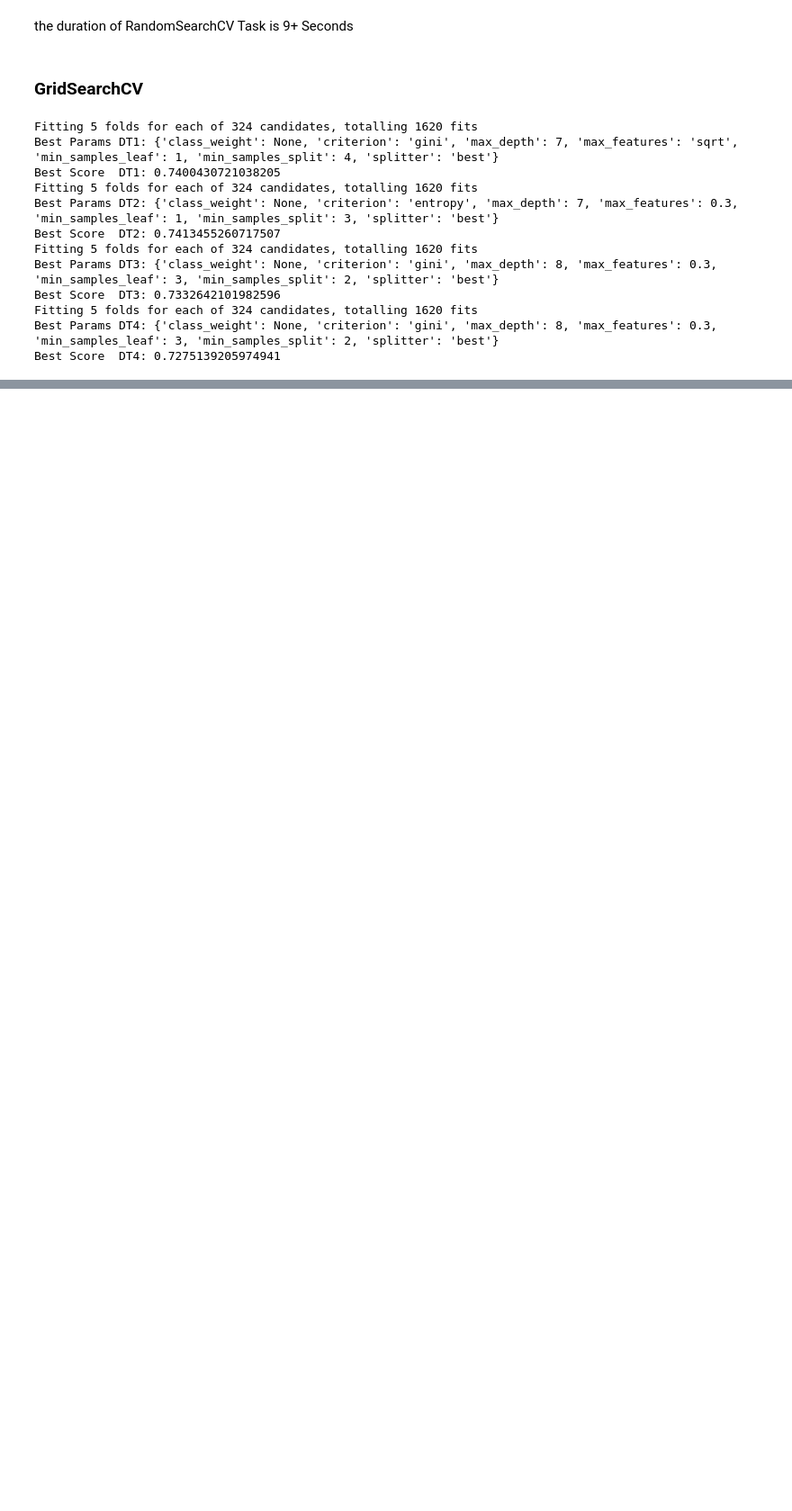
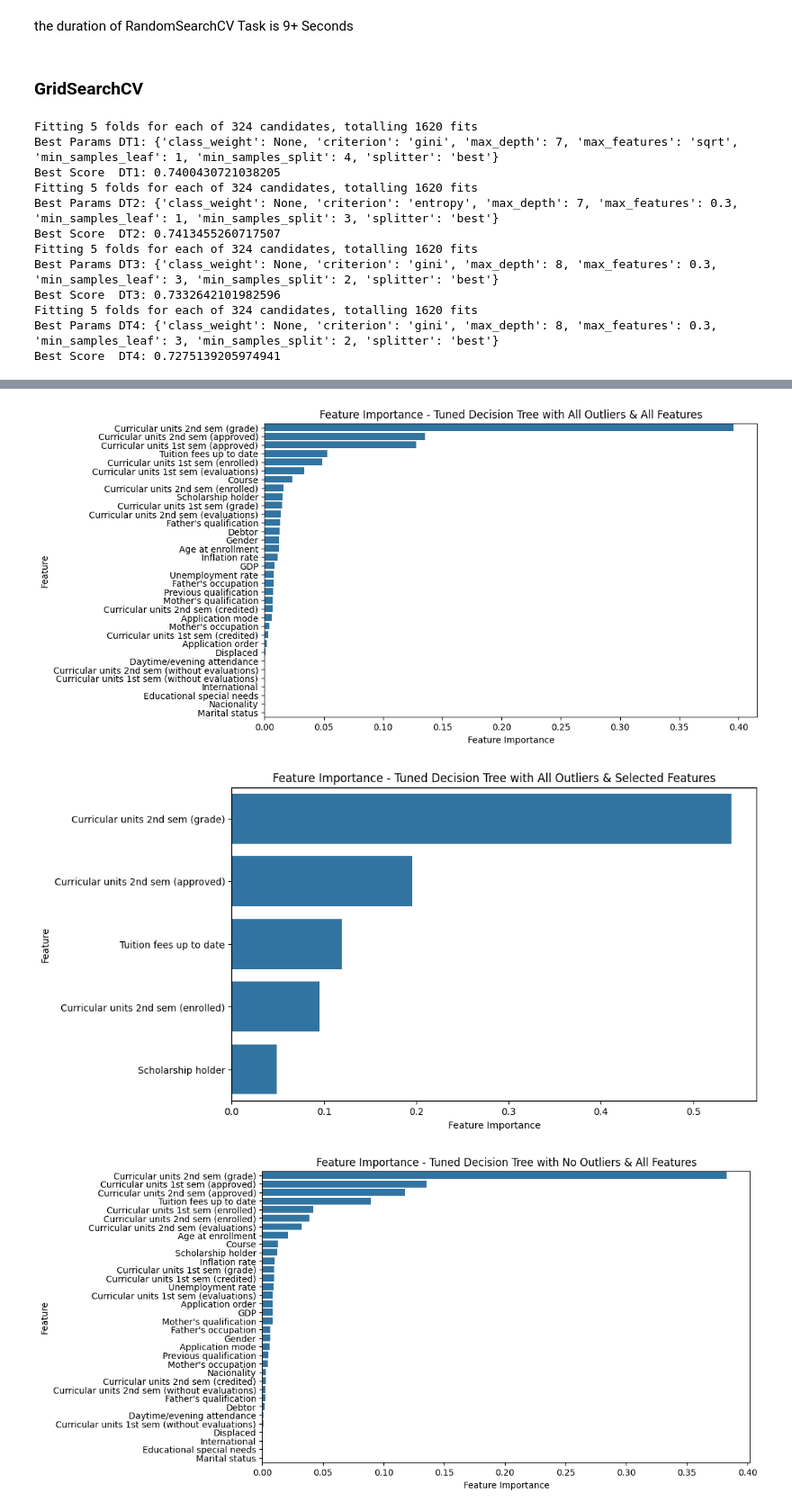
Before and after one commit to Bagus2510/predict-student-dropout, a Jupyter notebook: notebooks/03_02_desicion_tree_classifier_model.ipynb, the cells around one changed output, grey strips where cells are left out. Shown at 90% size. Drawn from its saved outputs; the diff is of its cells as text; code cells hidden in the pictures; blank space fills up the shorter version.

```diff
--- a/notebooks/03_02_desicion_tree_classifier_model.ipynb
+++ b/notebooks/03_02_desicion_tree_classifier_model.ipynb
@@ -449,0 +452,33 @@ Best Score  DT4: 0.7275139205974941
+# %%
+dt_tuned_a_o_s_f = DecisionTreeClassifier(
+    class_weight=None, criterion='gini', max_depth=7, max_features='sqrt',
+    min_samples_leaf=1, min_samples_split=4, splitter='best',
+    random_state=42
+)
+dt_tuned_a_o_s_f.fit(X_train_a_o_s_f, y_train_a_o_s_f)
+
+dt_tuned_n_o_s_f = DecisionTreeClassifier(
+    class_weight=None, criterion='entropy', max_depth=7, max_features=0.3,
+    min_samples_leaf=1, min_samples_split=3, splitter='best',
+    random_state=42
+)
+dt_tuned_n_o_s_f.fit(X_train_n_o_s_f, y_train_n_o_s_f)
+
+dt_tuned_a_o_a_f = DecisionTreeClassifier(
+    class_weight=None, criterion='gini', max_depth=8, max_features=0.3,
+    min_samples_leaf=3, min_samples_split=2, splitter='best',
+    random_state=42
+)
+dt_tuned_a_o_a_f.fit(X_train_a_o_a_f, y_train_a_o_a_f)
+
+dt_tuned_n_o_a_f = DecisionTreeClassifier(
+    class_weight=None, criterion='gini', max_depth=8, max_features=0.3,
+    min_samples_leaf=3, min_samples_split=2, splitter='best',
+    random_state=42
+)
+dt_tuned_n_o_a_f.fit(X_train_n_o_a_f, y_train_n_o_a_f)
+
+dt_tuned_a_o_s_f_pred = dt_tuned_a_o_s_f.predict(X_test_a_o_s_f)
+dt_tuned_n_o_s_f_pred = dt_tuned_n_o_s_f.predict(X_test_n_o_s_f)
+dt_tuned_a_o_a_f_pred = dt_tuned_a_o_a_f.predict(X_test_a_o_a_f)
+dt_tuned_n_o_a_f_pred = dt_tuned_n_o_a_f.predict(X_test_n_o_a_f)
@@ -449,0 +630,9 @@ Best Score  DT4: 0.7275139205974941
+# %%
+plot_feature_importance(dt_tuned_a_o_a_f, X_train_a_o_a_f.columns, "Feature Importance - Tuned Decision Tree with All Outliers & All Features")
+plot_feature_importance(dt_tuned_a_o_s_f, X_train_a_o_s_f.columns, "Feature Importance - Tuned Decision Tree with All Outliers & Selected Features")
+plot_feature_importance(dt_tuned_n_o_a_f, X_train_n_o_a_f.columns, "Feature Importance - Tuned Decision Tree with No Outliers & All Features")
+plot_feature_importance(dt_tuned_n_o_s_f, X_train_n_o_s_f.columns, "Feature Importance - Tuned Decision Tree with No Outliers & Selected Features")
+# %% [output]
+[figure, added]
+[figure, added]
+[figure, added]
```
Also changed, not shown: parts of 10 cells of this notebook.
